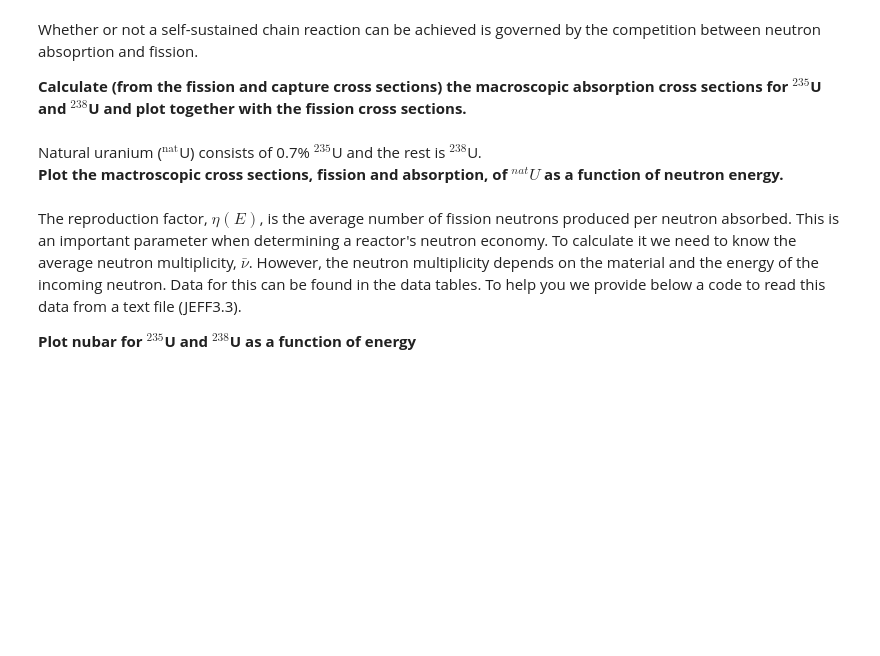
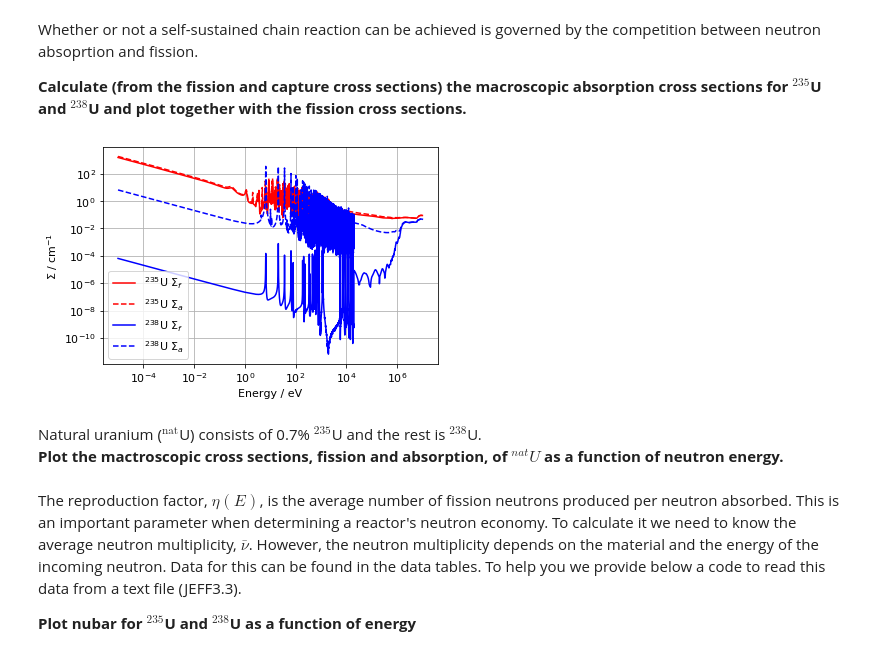
Before and after one commit to A-Solders/Notebooks-EPII, a Jupyter notebook: HA1-1/HA01-1.ipynb, the cells around one changed output. Cells and saved outputs as stored; diff of their text form; code cells hidden in the pictures; blank space fills up the shorter version.

```diff
--- a/HA1-1/HA01-1.ipynb
+++ b/HA1-1/HA01-1.ipynb
@@ -115,14 +127,18 @@ U238_ABS = U238_NF + U238_CAP # By students
 # %%
 plt.loglog(E,U235_NF,'r-',label='$^{235}$U $\Sigma_f$')
 # Add rows here
 
 plt.loglog(E,U235_ABS,'r--',label='$^{235}$U $\Sigma_a$') # By students
 plt.loglog(E,U238_NF,'b-',label='$^{238}$U $\Sigma_f$') # By students
 plt.loglog(E,U238_ABS,'b--',label='$^{238}$U $\Sigma_a$') # By students
+
+plt.grid()
 plt.legend()
 plt.xlabel('Energy / eV')
 plt.ylabel('$\Sigma$ / cm$^{-1}$')
 plt.show()
+# %% [output]
+[figure, added]
 # %% [markdown]
 Natural uranium ($^{\mathrm{nat}}$U) consists of 0.7% $^{235}$U and the rest is $^{238}$U.\
 **Plot the mactroscopic cross sections, fission and absorption, of $^{nat}U$ as a function of neutron energy.**
```
Also changed, not shown: parts of 8 cells of this notebook, 1 other file.
